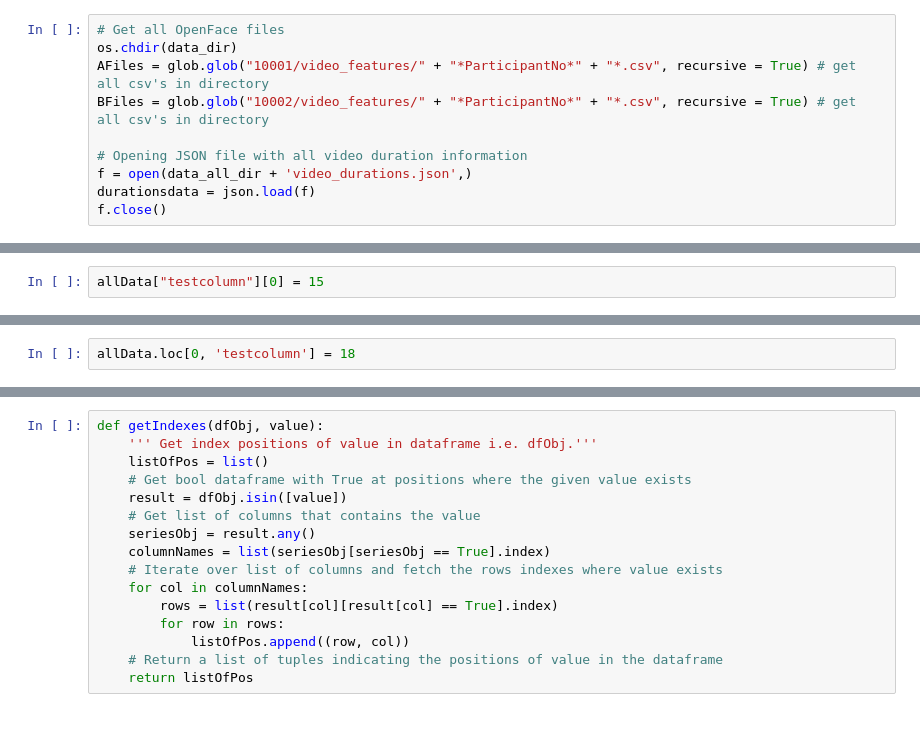
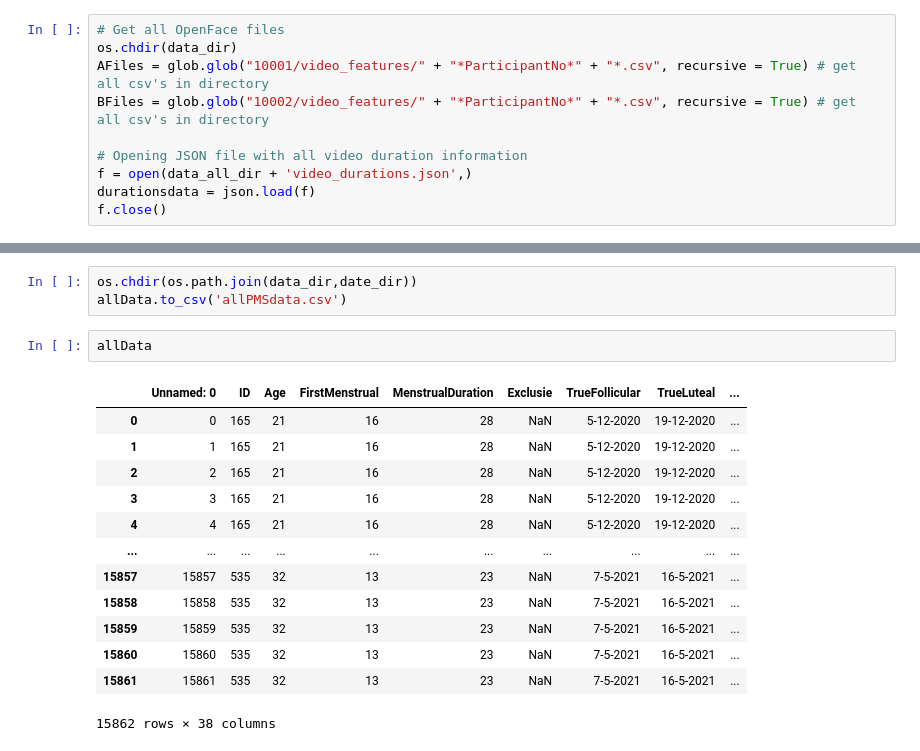
Before and after one commit to mitchelkappen/PMS_analysis, a Jupyter notebook: Code/4_link_video_behavior.ipynb, the cells around one changed output, grey strips where cells are left out. Drawn from its saved outputs; the diff is of its cells as text; blank space fills up the shorter version.

```diff
--- a/Code/4_link_video_behavior.ipynb
+++ b/Code/4_link_video_behavior.ipynb
@@ -216,2 +205,0 @@ videoEnds = ((correctedEnds + videoOffset) / 1000).tolist()
-# %%
-allData["testcolumn"][0] = 15
@@ -223,2 +205,0 @@ See the caveats in the documentation: https://pandas.pydata.org/pandas-docs/stab
-# %%
-allData.loc[0, 'testcolumn'] = 18
@@ -266,16 +256,19 @@ frame
 # %%
-def getIndexes(dfObj, value):
-    ''' Get index positions of value in dataframe i.e. dfObj.'''
-    listOfPos = list()
-    # Get bool dataframe with True at positions where the given value exists
-    result = dfObj.isin([value])
-    # Get list of columns that contains the value
-    seriesObj = result.any()
-    columnNames = list(seriesObj[seriesObj == True].index)
-    # Iterate over list of columns and fetch the rows indexes where value exists
-    for col in columnNames:
-        rows = list(result[col][result[col] == True].index)
-        for row in rows:
-            listOfPos.append((row, col))
-    # Return a list of tuples indicating the positions of value in the dataframe
-    return listOfPos
+os.chdir(os.path.join(data_dir,date_dir))
+allData.to_csv('allPMSdata.csv')
+# %%
+allData
+# %% [output]
+|  | Unnamed: 0 | ID | Age | FirstMenstrual | MenstrualDuration | Exclusie | TrueFollicular | TrueLuteal | ... |
+| 0 | 0 | 165 | 21 | 16 | 28 | NaN | 5-12-2020 | 19-12-2020 | ... |
+| 1 | 1 | 165 | 21 | 16 | 28 | NaN | 5-12-2020 | 19-12-2020 | ... |
+| 2 | 2 | 165 | 21 | 16 | 28 | NaN | 5-12-2020 | 19-12-2020 | ... |
+| 3 | 3 | 165 | 21 | 16 | 28 | NaN | 5-12-2020 | 19-12-2020 | ... |
+| 4 | 4 | 165 | 21 | 16 | 28 | NaN | 5-12-2020 | 19-12-2020 | ... |
+| ... | ... | ... | ... | ... | ... | ... | ... | ... | ... |
+| 15857 | 15857 | 535 | 32 | 13 | 23 | NaN | 7-5-2021 | 16-5-2021 | ... |
+| 15858 | 15858 | 535 | 32 | 13 | 23 | NaN | 7-5-2021 | 16-5-2021 | ... |
+| 15859 | 15859 | 535 | 32 | 13 | 23 | NaN | 7-5-2021 | 16-5-2021 | ... |
+| 15860 | 15860 | 535 | 32 | 13 | 23 | NaN | 7-5-2021 | 16-5-2021 | ... |
+| 15861 | 15861 | 535 | 32 | 13 | 23 | NaN | 7-5-2021 | 16-5-2021 | ... |
+15862 rows × 38 columns
```
Also changed, not shown: parts of 15 cells of this notebook, 4 other files.
